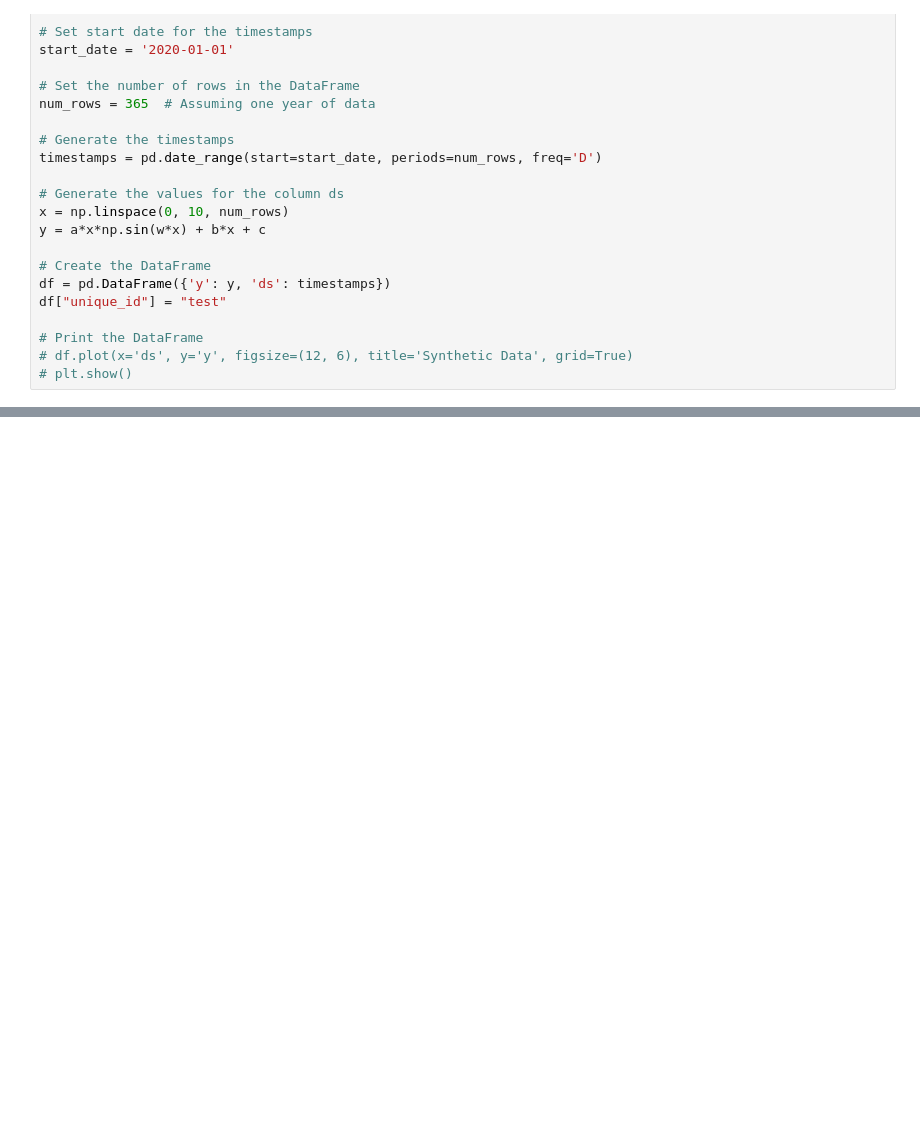
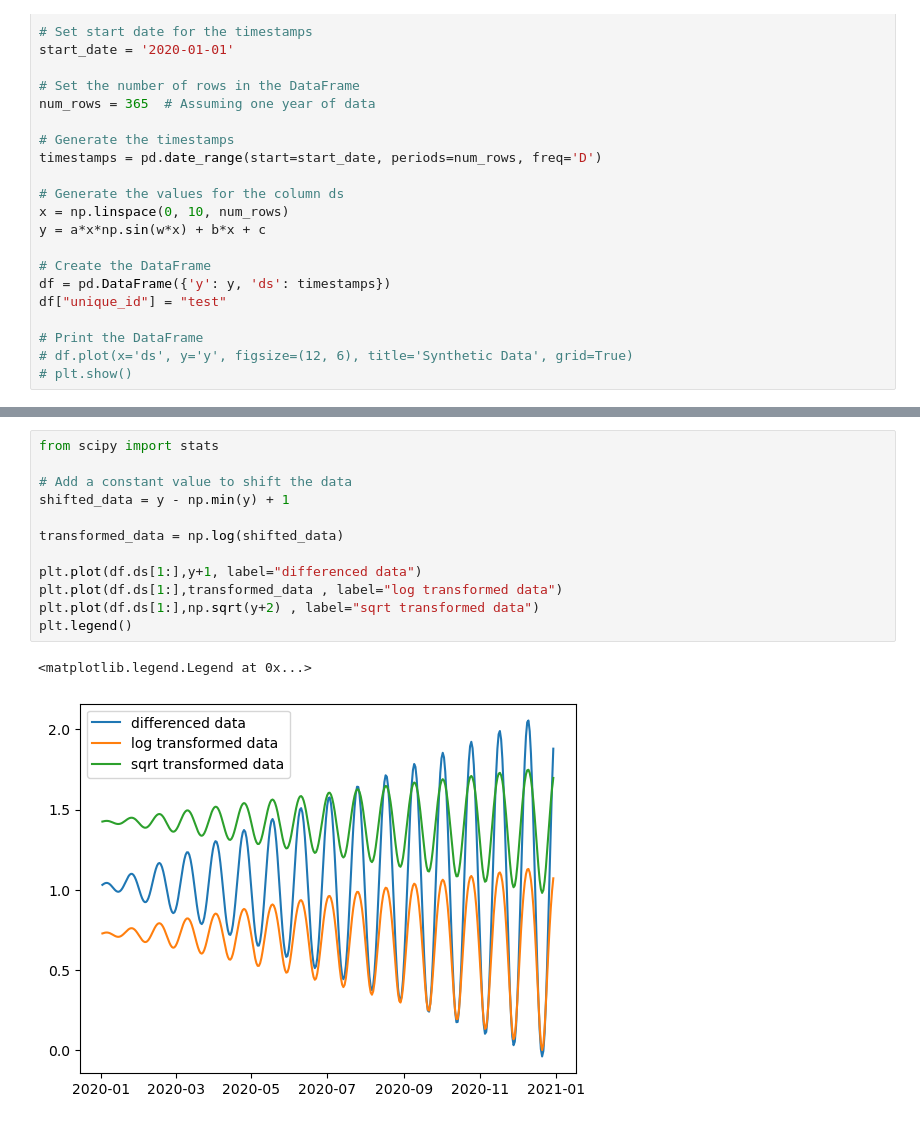
Before and after one commit to sbuse/ts_forecasting, a Jupyter notebook: basics/forcast treebased regressors.ipynb, the cells around one changed output, grey strips where cells are left out. Cells and saved outputs as stored; diff of their text form; blank space fills up the shorter version.

```diff
--- a/basics/forcast treebased regressors.ipynb
+++ b/basics/forcast treebased regressors.ipynb
@@ -77,2 +80,17 @@ Learnings:
 - The lags define the structure of the model and have to be chosen carefully. They are probably the most important hyperparameter.
 - LinearRegression looks much better in this case.
+# %%
+from scipy import stats
+
+# Add a constant value to shift the data
+shifted_data = y - np.min(y) + 1
+
+transformed_data = np.log(shifted_data)
+
+plt.plot(df.ds[1:],y+1, label="differenced data")
+plt.plot(df.ds[1:],transformed_data , label="log transformed data")
+plt.plot(df.ds[1:],np.sqrt(y+2) , label="sqrt transformed data")
+plt.legend()
+# %% [output]
+<matplotlib.legend.Legend at 0x...>
+[figure, added]
```
Also changed, not shown: parts of 3 cells of this notebook.
